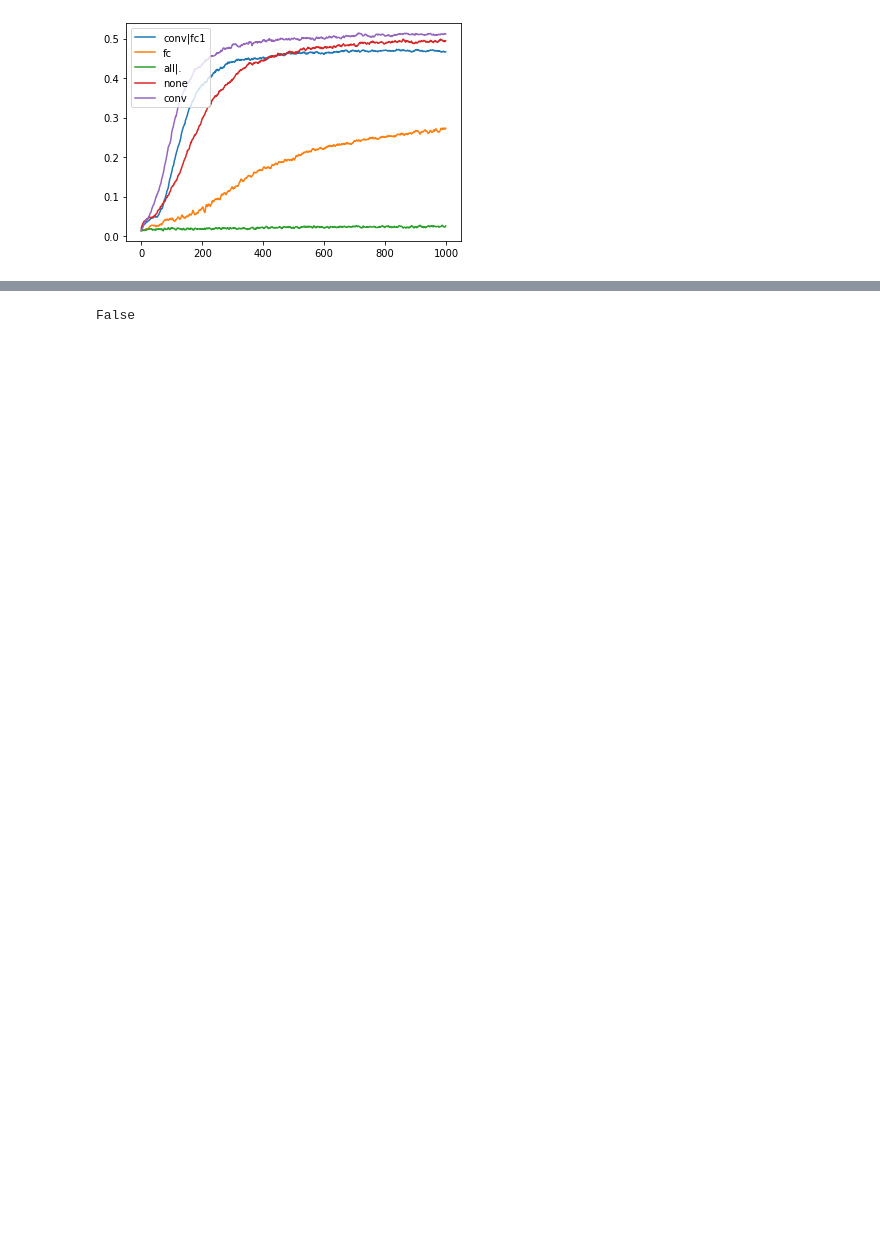
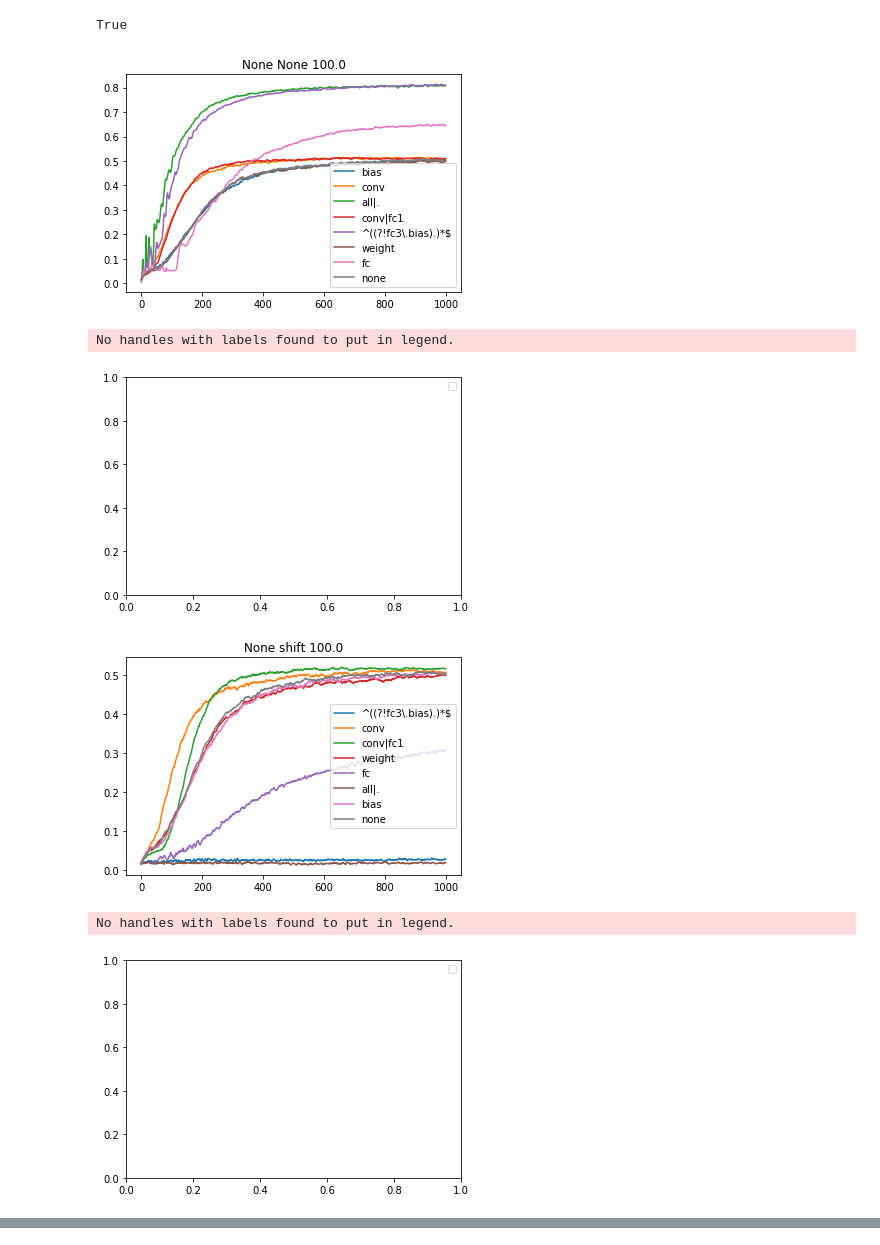
Before and after one commit to felisat/multilayer, a Jupyter notebook: viz/multi-layer.ipynb, the cells around one changed output, grey strips where cells are left out. Drawn from its saved outputs; the diff is of its cells as text; code cells hidden in the pictures; blank space fills up the shorter version.

Commit message:
new experiment

```diff
--- a/viz/multi-layer.ipynb
+++ b/viz/multi-layer.ipynb
@@ -15,3 +17,22 @@ Hyperparameters:
 
 Tracked Variables:
  ['mean_accuracy', 'communication_round', 'epochs']
+# %%
+results = np.zeros([9, 8])
+layers = ['bias', 'conv', 'fc', 'all|.', 'conv|fc1', '^((?!fc3\\.bias).)*$', 'weight', 'none',
+         "^((?!loc).)*$"]
+
+for xp in list_of_experiments+routing:
+    r = xp.results
+    hp = xp.hyperparameters
+
+    row = np.argwhere(np.array(layers)==hp["layers"]).flatten()
+
+    i = {None : 0, 'rotation' : 1}[hp["x_transform"]]
+    j = {None : 0, 'shift' : 1}[hp["y_transform"]]
+    k = {100.0 : 0, 0.1 : 1}[hp["dirichlet_alpha"]]
+    if "mean_accuracy" in r:
+        mean = r["mean_accuracy"]
+    else:
+        mean = np.mean(r["client_accuracies"], axis=1)
+    results[row, 4*i+2*j+k] = mean[-1]
@@ -18,14 +68,34 @@ Tracked Variables:
+# %%
+bool(re.match(".*bias.*", "aconv1.bias"))
+# %% [output]
+True
 # %%
-xps = filter(lambda x : x.hyperparameters["x_transform"]=="rotation" and
-                        x.hyperparameters["y_transform"]=="shift",
-            list_of_experiments)
-for xp in xps:
-    r = xp.results
-    hp = xp.hyperparameters
+for x_t in [None, 'rotation']:
+    for y_t in [None, 'shift']:
+        for alpha in [100.0, 0.1]:
 
-    plt.plot(r["mean_accuracy"], label=hp["layers"])
+            xps = filter(lambda x : x.hyperparameters["x_transform"]==x_t and
+                                    x.hyperparameters["y_transform"]==y_t and
+                                     x.hyperparameters["dirichlet_alpha"] == alpha,
+                        list_of_experiments)
+            for xp in xps:
+                r = xp.results
+                hp = xp.hyperparameters
 
-plt.legend()
-plt.show()
+                if "mean_accuracy" in r:
+                    mean = r["mean_accuracy"]
+                else:
+                    mean = np.mean(r["client_accuracies"], axis=1)
+
+                plt.plot(mean, label=hp["layers"])
+                plt.title("{} {} {}".format(x_t, y_t, alpha))
+
+            plt.legend()
+            plt.show()
 # %% [output]
-[figure, old version]
+[figure, new version]
+No handles with labels found to put in legend.
+[figure, added]
+[figure, added]
+No handles with labels found to put in legend.
+[figure, added]
@@ -34,5 +105,0 @@ import re
-# %%
-
-bool(re.match("^((?!fc3\.bias).)*$", "fc3.bias"))
-# %% [output]
-False
```
Also changed, not shown: parts of 11 cells of this notebook, 3 other files.
